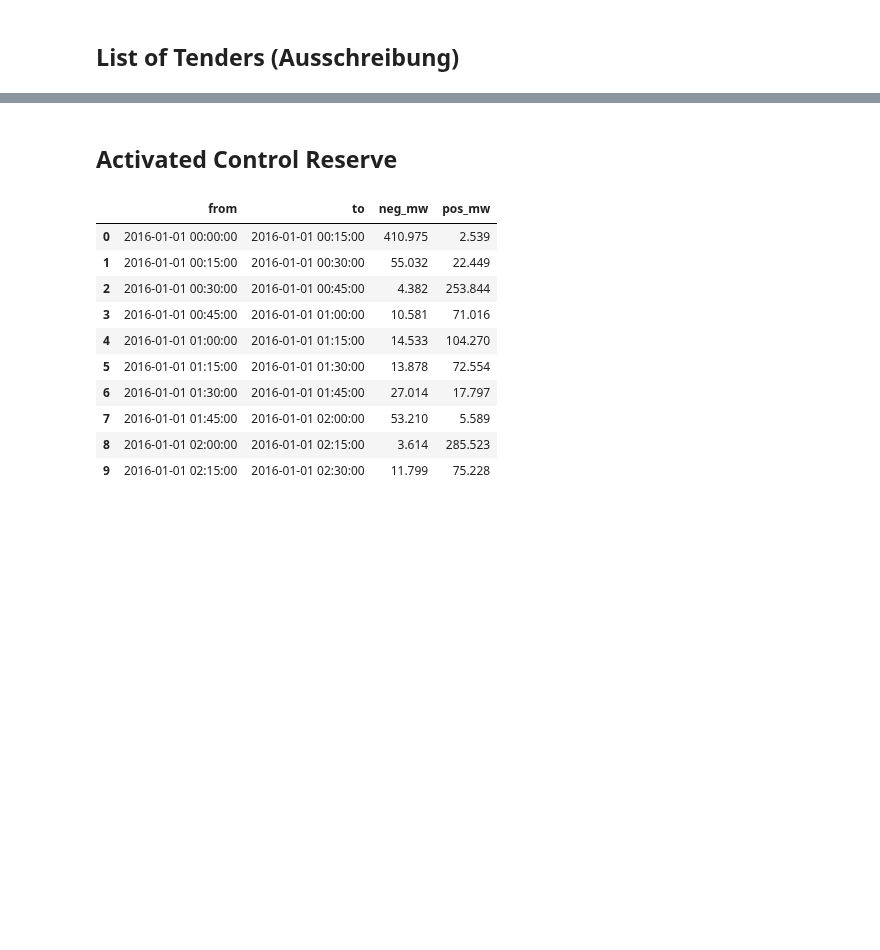
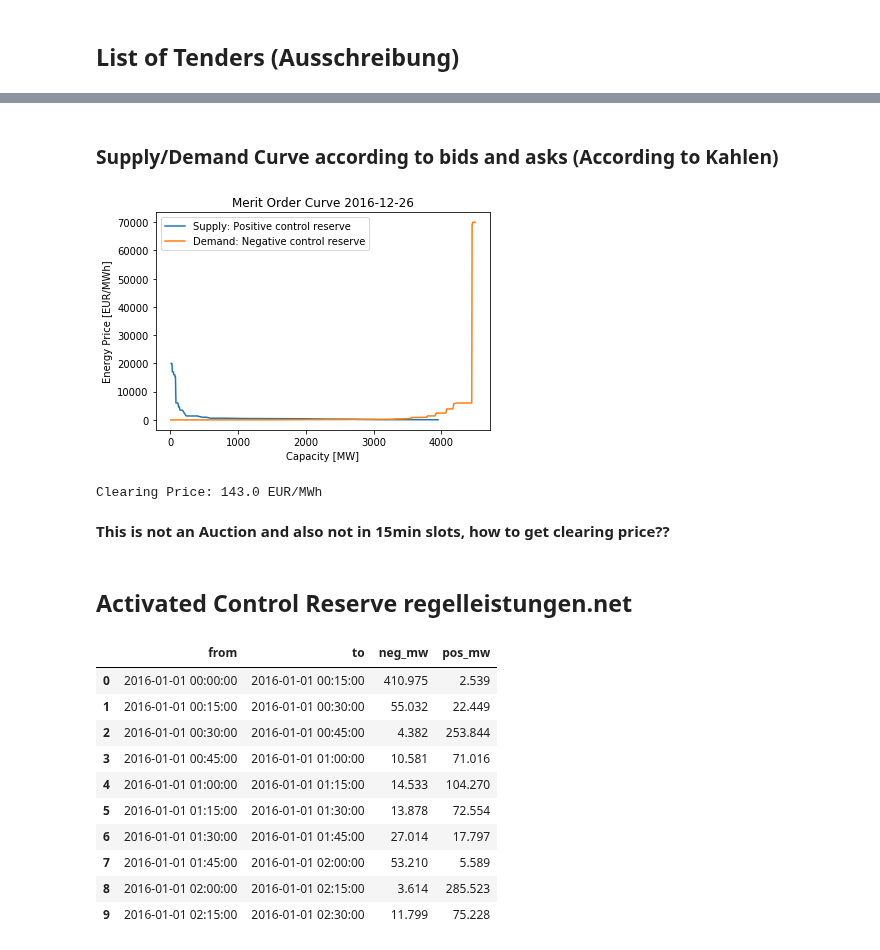
Before and after one commit to indyfree/FleetSim, a Jupyter notebook: notebooks/03-Electricity-Markets.ipynb, the cells around one changed output, grey strips where cells are left out. Saved outputs shown, nothing was run; the diff lists cells and outputs as text; code cells hidden in the pictures; blank space fills up the shorter version.

Commit message:
Add Kahlens Regelleistungen Merit order

```diff
--- a/notebooks/03-Electricity-Markets.ipynb
+++ b/notebooks/03-Electricity-Markets.ipynb
@@ -47,7 +35,10 @@ df_tenders.head(20)
 # %%
-df_results = pd.read_csv("../data/raw/results_2016_2017.csv", sep=';', index_col=False,
+df_results = pd.read_csv("../data/raw/balancing/results_2016_2017.csv", sep=';', index_col=False,
                      dayfirst=True, parse_dates=[0, 1], infer_datetime_format=True, decimal=',')
+
 df_results.drop(['TYPE_OF_RESERVES', 'COUNTRY'], inplace=True, axis=1)
 df_results.columns = ['from', 'to', 'product', 'capacity_price_mw','energy_price_mwh', 'payment_direction', 'offered_mw', 'allocated_mw']
-df_results['payment_direction'].replace(['GRID_TO_PROVIDER', 'PROVIDER_TO_GRID'], ['GP', 'PG'], inplace=True)
-df_results.head(20)
+
+df_results = pd.concat([df_results, pd.DataFrame(df_results["product"].str.split('_',1).tolist(),
+                                   columns = ['product_type','product_time'])], axis = 1)
+df_results.drop('product', axis=1, inplace=True)
@@ -71,0 +50,5 @@ df_results.head(20)
+# %%
+# Make energy prices negative where provider has to pay for energy
+df_results.loc[df_results['payment_direction'] == 'PROVIDER_TO_GRID',['energy_price_mwh']] = df_results['energy_price_mwh'] * (-1)
+df_results.drop(["payment_direction"], axis=1, inplace=True)
+df_results.sort_values(['from', 'product_type', 'product_time', 'energy_price_mwh'])
@@ -72,5 +74,47 @@ df_results.head(20)
+# %% [markdown]
+### Supply/Demand Curve according to bids and asks (According to Kahlen)
+# %%
+time = "HT"
+day = "2016-12-26"
+df_plot = df_results.loc[(df_results["product_time"] == time) & (df_results["from"] == day)]
+
+df_supply = df_plot.loc[df_plot["product_type"] == "POS"].sort_values(["energy_price_mwh"], ascending=False).copy()
+df_supply["cum_capacity_mw"] = df_supply["allocated_mw"].cumsum()
+df_supply.reset_index()
+
+df_demand = df_plot.loc[df_plot["product_type"] == "NEG"].sort_values(["energy_price_mwh"]).copy()
+df_demand["cum_capacity_mw"] = df_demand["allocated_mw"].cumsum()
+df_demand.reset_index
+
+fig, ax = plt.subplots()
+plt.plot(df_supply.cum_capacity_mw, df_supply.energy_price_mwh, label='Supply: Positive control reserve')
+plt.plot(df_demand.cum_capacity_mw, df_demand.energy_price_mwh, label='Demand: Negative control reserve')
+ax.set_xlabel("Capacity [MW]")
+ax.set_ylabel("Energy Price [EUR/MWh]")
+plt.title('Merit Order Curve %s' % day)
+plt.legend();
+plt.show()
+
+
+df_cp = pd.concat([df_supply, df_demand]).sort_values("cum_capacity_mw").reset_index()
+ask = float("inf")
+bid = 0
+for price in df_cp.itertuples():
+    if price.product_type == "POS":
+        ask = price.energy_price_mwh
+    else:
+        bid = price.energy_price_mwh
+
+    if bid > ask:
+        print('Clearing Price: %s EUR/MWh' % bid)
+        break;
+# %% [output]
+[figure, added]
+Clearing Price: 143.0 EUR/MWh
+# %% [markdown]
+ **This is not an Auction and also not in 15min slots, how to get clearing price??**
 # %% [markdown]
-## Activated Control Reserve
+## Activated Control Reserve regelleistungen.net
 # %%
 df_activated = pd.read_csv("../data/raw/balancing/activated_secondary_reserve_2016_2017.csv", sep=';', decimal=',', thousands='.', index_col=False, dayfirst=True, parse_dates=[0], infer_datetime_format=True)
 df_activated.drop(['LETZTE AENDERUNG', 'ERSATZWERT','LETZTE AENDERUNG.1', 'QUAL. NEG', 'QUAL. POS'], axis=1, inplace=True)
```
Also changed, not shown: parts of 17 cells of this notebook, 1 other file.
